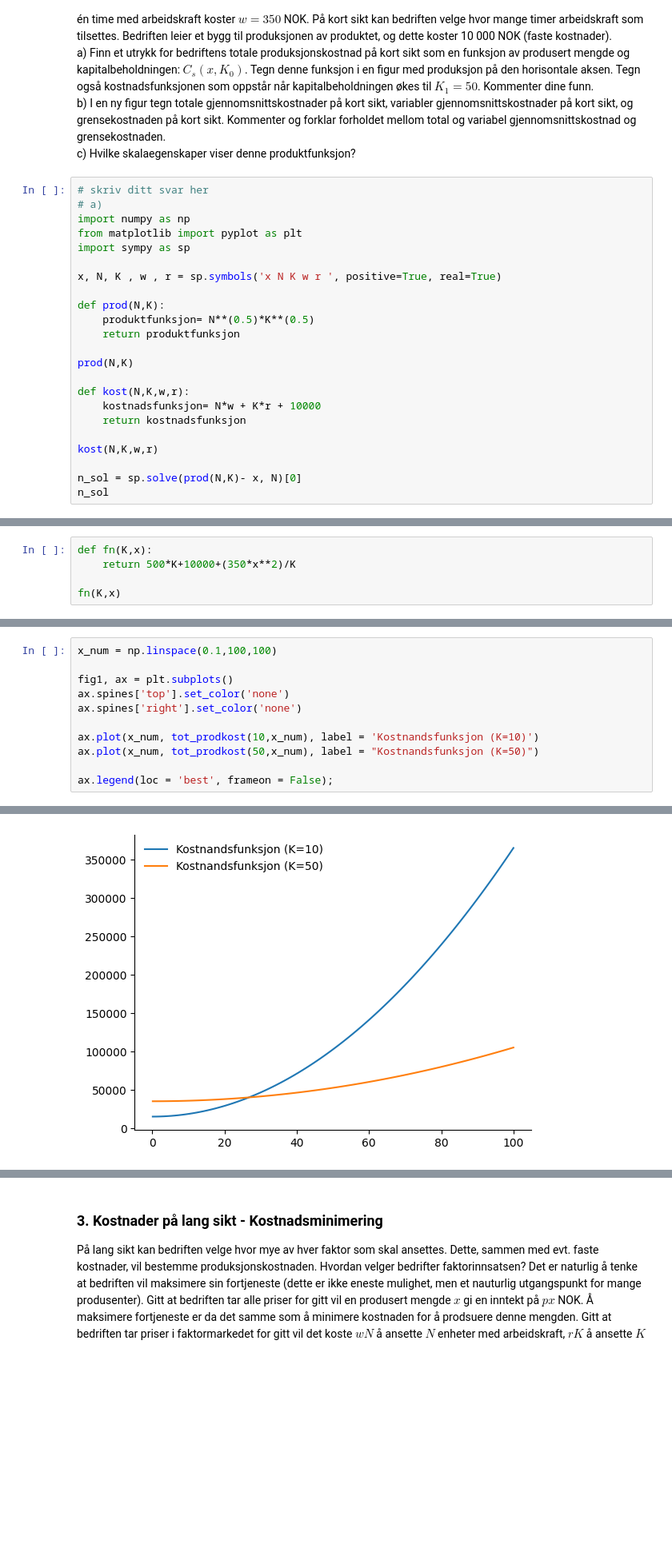
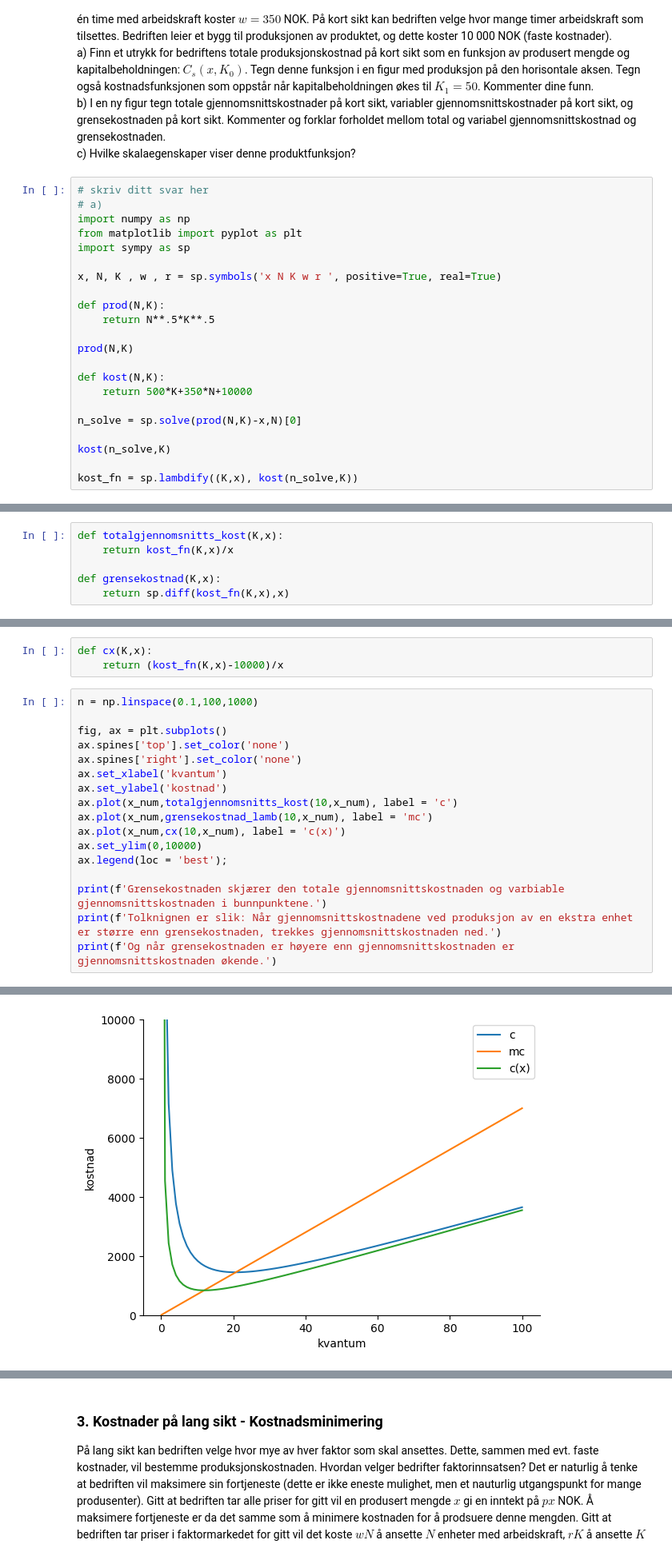
Before and after one commit to loopdiggaz/SOK-1006, a Jupyter notebook: forelesninger/notater forelesning 9.ipynb, the cells around one changed output, grey strips where cells are left out. Shown at 80% size. Drawn from its saved outputs; the diff is of its cells as text; blank space fills up the shorter version.

```diff
--- a/forelesninger/notater forelesning 9.ipynb
+++ b/forelesninger/notater forelesning 9.ipynb
@@ -41,16 +41,15 @@ import sympy as sp
 x, N, K , w , r = sp.symbols('x N K w r ', positive=True, real=True)
 
 def prod(N,K):
-    produktfunksjon= N**(0.5)*K**(0.5)
-    return produktfunksjon
+    return N**.5*K**.5
 
 prod(N,K)
 
-def kost(N,K,w,r):
-    kostnadsfunksjon= N*w + K*r + 10000
-    return kostnadsfunksjon
+def kost(N,K):
+    return 500*K+350*N+10000
 
-kost(N,K,w,r)
+n_solve = sp.solve(prod(N,K)-x,N)[0]
 
-n_sol = sp.solve(prod(N,K)- x, N)[0]
-n_sol
+kost(n_solve,K)
+
+kost_fn = sp.lambdify((K,x), kost(n_solve,K))
@@ -63,5 +76,6 @@ $\displaystyle 500 K + 10000 + \frac{350 x^{2}}{K}$
 # %%
-def fn(K,x):
-    return 500*K+10000+(350*x**2)/K
+def totalgjennomsnitts_kost(K,x):
+    return kost_fn(K,x)/x
 
-fn(K,x)
+def grensekostnad(K,x):
+    return sp.diff(kost_fn(K,x),x)
@@ -70,12 +84,21 @@ $\displaystyle 500 K + 10000 + \frac{350 x^{2}}{K}$
+# %%
+def cx(K,x):
+    return (kost_fn(K,x)-10000)/x
 # %%
-x_num = np.linspace(0.1,100,100)
+n = np.linspace(0.1,100,1000)
 
-fig1, ax = plt.subplots()
+fig, ax = plt.subplots()
 ax.spines['top'].set_color('none')
 ax.spines['right'].set_color('none')
+ax.set_xlabel('kvantum')
+ax.set_ylabel('kostnad')
+ax.plot(x_num,totalgjennomsnitts_kost(10,x_num), label = 'c')
+ax.plot(x_num,grensekostnad_lamb(10,x_num), label = 'mc')
+ax.plot(x_num,cx(10,x_num), label = 'c(x)')
+ax.set_ylim(0,10000)
+ax.legend(loc = 'best');
 
-ax.plot(x_num, tot_prodkost(10,x_num), label = 'Kostnandsfunksjon (K=10)')
-ax.plot(x_num, tot_prodkost(50,x_num), label = "Kostnandsfunksjon (K=50)")
-
-ax.legend(loc = 'best', frameon = False);
+print(f'Grensekostnaden skjærer den totale gjennomsnittskostnaden og varbiable gjennomsnittskostnaden i bunnpunktene.')
+print(f'Tolknignen er slik: Når gjennomsnittskostnadene ved produksjon av en ekstra enhet er større enn grensekostnaden, trekkes gjennomsnittskostnaden ned.')
+print(f'Og når grensekostnaden er høyere enn gjennomsnittskostnaden er gjennomsnittskostnaden økende.')
 # %% [output]
@@ -82 +108 @@ ax.legend(loc = 'best', frameon = False);
-[figure, old version]
+[figure, new version]
```
Also changed, not shown: parts of 14 cells of this notebook, 7 other files.
